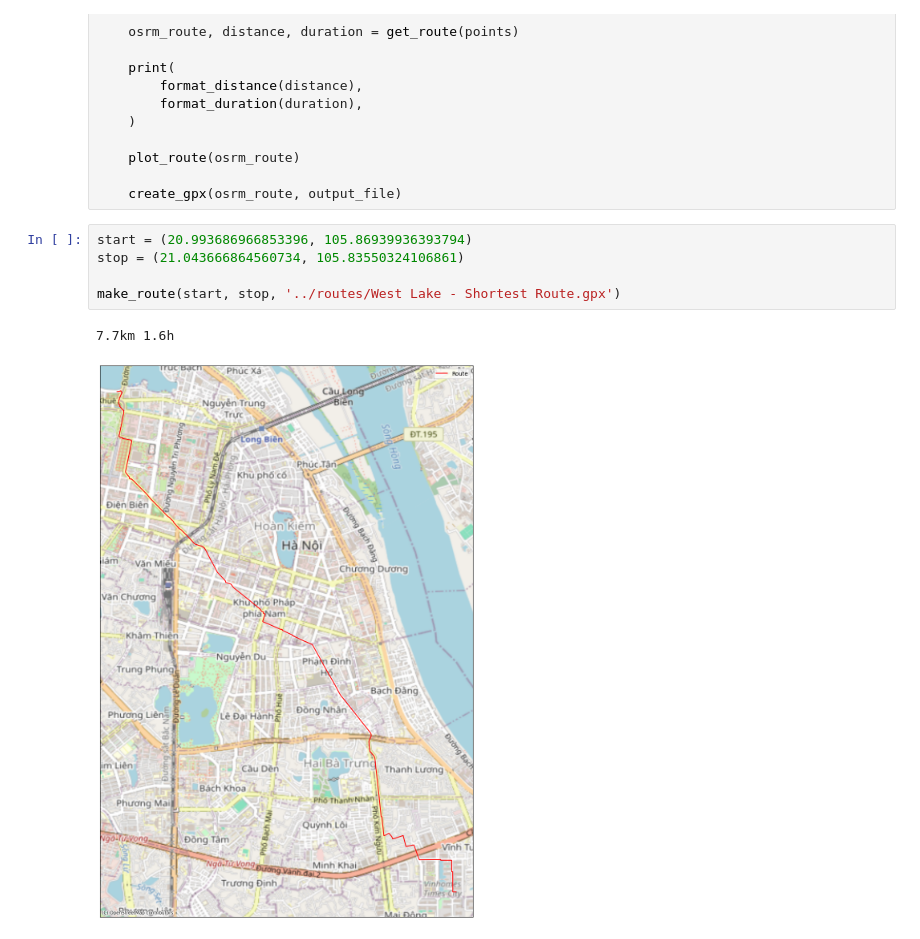
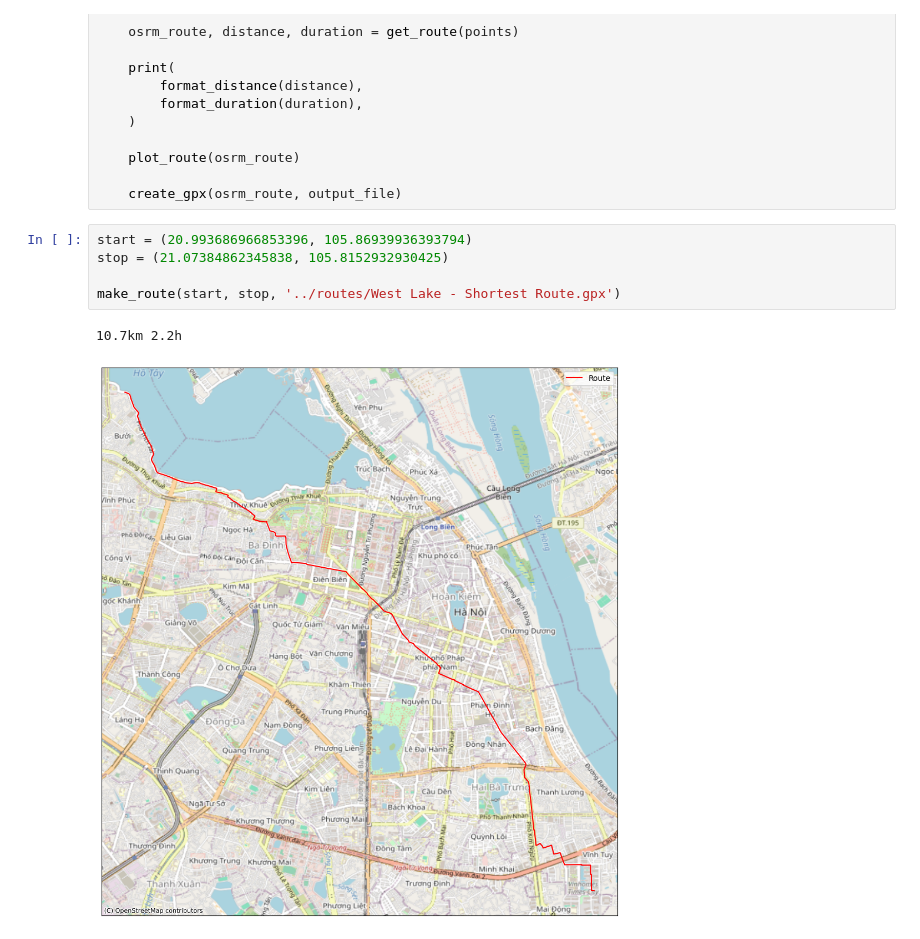
Before and after one commit to evgeniyarbatov/better-osrm-routes, a Jupyter notebook: notebooks/Shortest Route.ipynb, the cells around one changed output. Saved outputs shown, nothing was run; the diff lists cells and outputs as text.

```diff
--- a/notebooks/Shortest Route.ipynb
+++ b/notebooks/Shortest Route.ipynb
@@ -94,9 +94,9 @@ def make_route(start, stop, output_file):
     create_gpx(osrm_route, output_file)
 # %%
 start = (20.993686966853396, 105.86939936393794)
-stop = (21.043666864560734, 105.83550324106861)
+stop = (21.07384862345838, 105.8152932930425)
 
 make_route(start, stop, '../routes/West Lake - Shortest Route.gpx')
 # %% [output]
-7.7km 1.6h
+10.7km 2.2h
-[figure, old version]
+[figure, new version]
```
Also changed, not shown: 3 other files.
